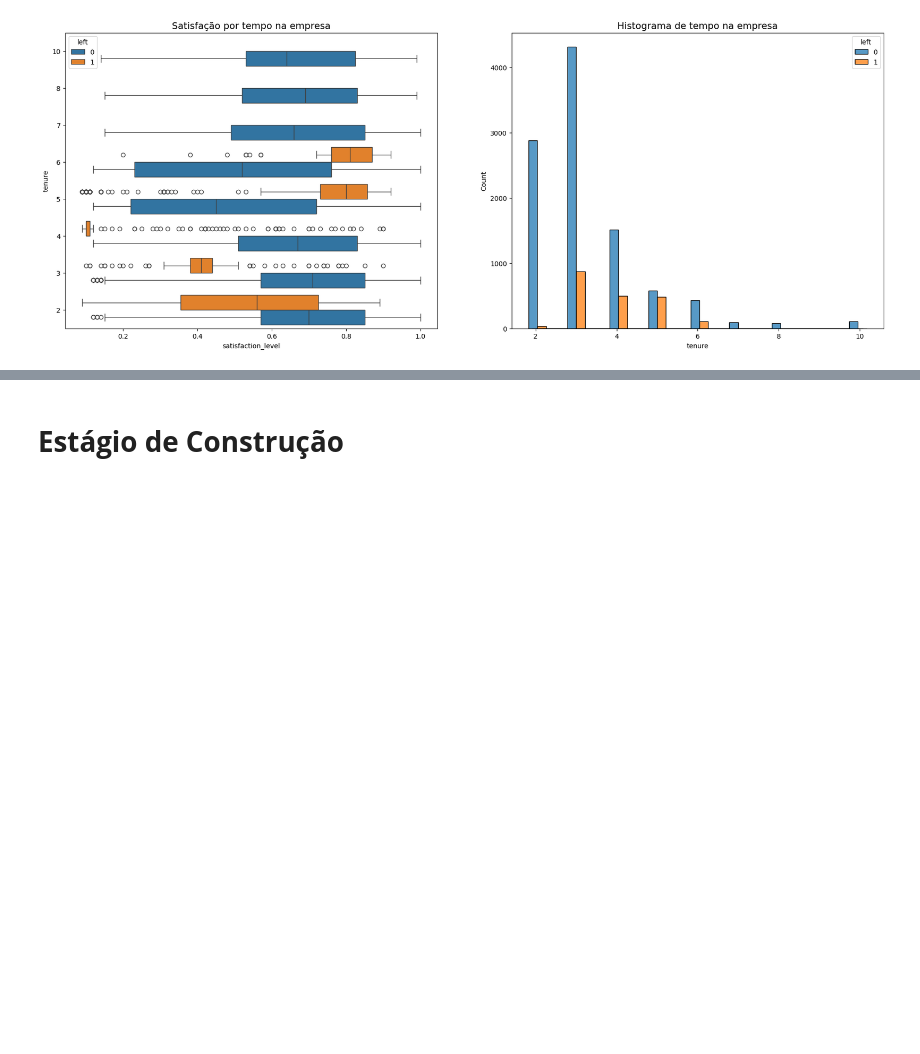
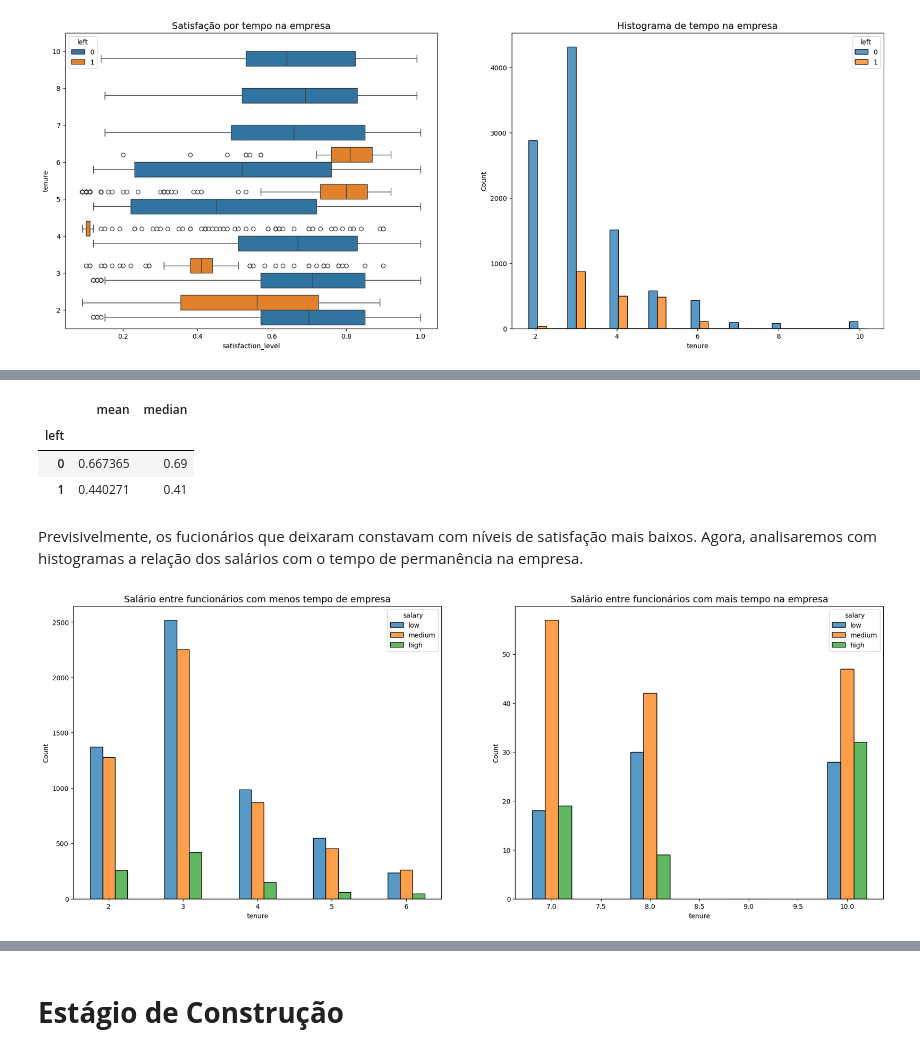
Before and after one commit to nogsposito/salifort-motors-retention-analysis, a Jupyter notebook: notebooks/Salifort_Motors_Capstone.ipynb, the cells around one changed output, grey strips where cells are left out. Drawn from its saved outputs; the diff is of its cells as text; code cells hidden in the pictures; blank space fills up the shorter version.

```diff
--- a/notebooks/Salifort_Motors_Capstone.ipynb
+++ b/notebooks/Salifort_Motors_Capstone.ipynb
@@ -350,0 +361,23 @@ plt.show();
+# %%
+df1.groupby(['left'])['satisfaction_level'].agg([np.mean,np.median])
+# %% [output]
+|  | mean | median |
+| left |  |  |
+| 0 | 0.667365 | 0.69 |
+| 1 | 0.440271 | 0.41 |
+# %% [markdown]
+Previsivelmente, os fucionários que deixaram constavam com níveis de satisfação mais baixos. Agora, analisaremos com histogramas a relação dos salários com o tempo de permanência na empresa.
+# %%
+fig, ax = plt.subplots(1, 2, figsize = (22,8))
+
+tenure_short = df1[df1['tenure'] < 7]
+
+tenure_long = df1[df1['tenure'] > 6]
+
+sns.histplot(data=tenure_short, x='tenure', hue='salary', discrete=1, hue_order=['low', 'medium', 'high'], multiple='dodge', shrink=.5, ax=ax[0])
+ax[0].set_title('Salário entre funcionários com menos tempo de empresa', fontsize='14')
+
+sns.histplot(data=tenure_long, x='tenure', hue='salary', discrete=1, hue_order=['low', 'medium', 'high'], multiple='dodge', shrink=.4, ax=ax[1])
+ax[1].set_title('Salário entre funcionários com mais tempo na empresa', fontsize='14');
+# %% [output]
+[figure, added]
```
Also changed, not shown: parts of 4 cells of this notebook.
